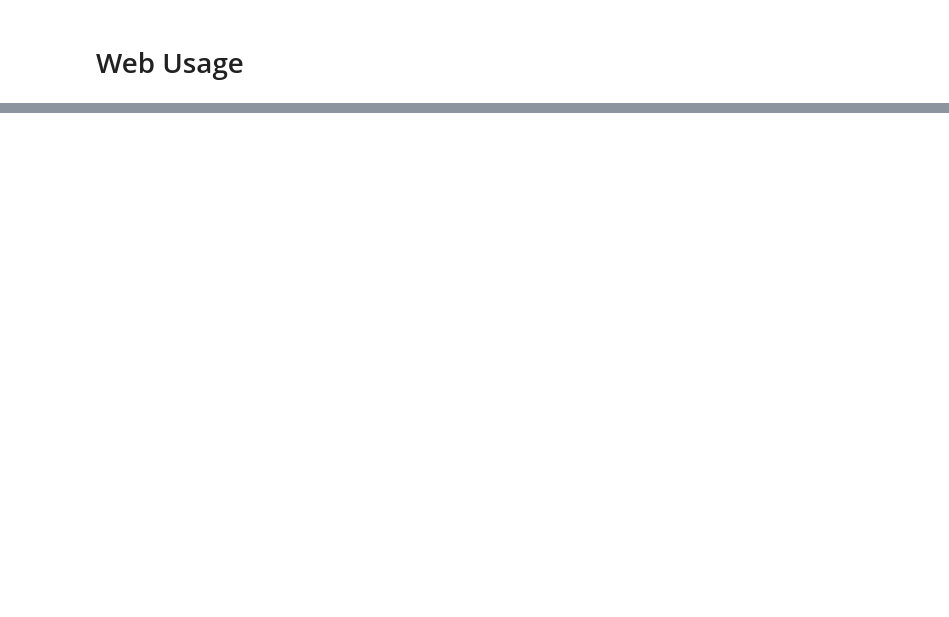
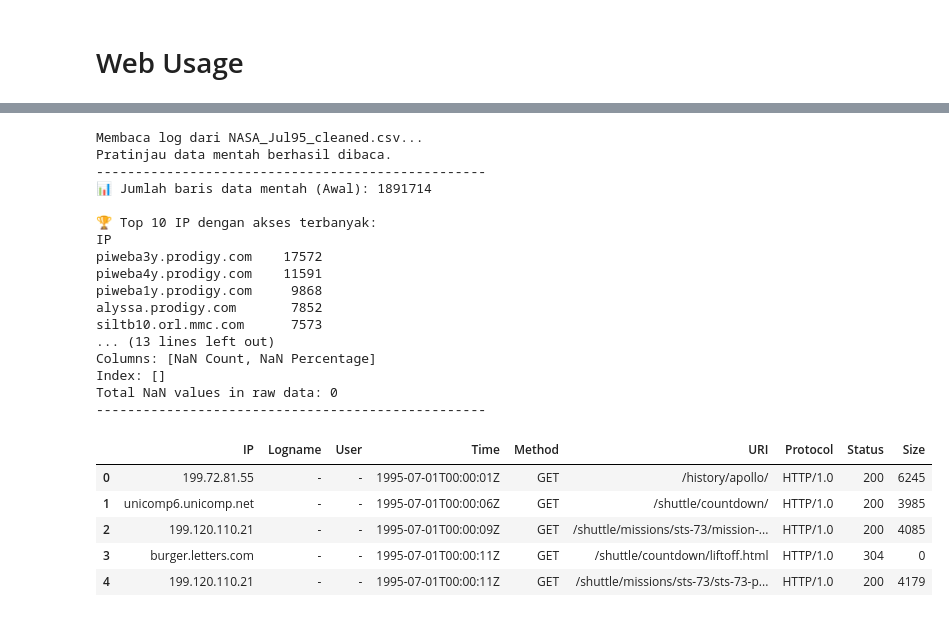
Before and after one commit to UmarMuchtar/PenambanganWeb01, a Jupyter notebook: _sources/Webusage.ipynb, the cells around one changed output, grey strips where cells are left out. Cells and saved outputs as stored; diff of their text form; code cells hidden in the pictures; blank space fills up the shorter version.

```diff
--- a/_sources/Webusage.ipynb
+++ b/_sources/Webusage.ipynb
@@ -189,0 +173,27 @@ Membuat matriks Sesi x Halaman...
+# %%
+df_raw = load_data(log_file_path)
+display(df_raw.head())
+# %% [output]
+Membaca log dari NASA_Jul95_cleaned.csv...
+Pratinjau data mentah berhasil dibaca.
+--------------------------------------------------
+📊 Jumlah baris data mentah (Awal): 1891714
+
+🏆 Top 10 IP dengan akses terbanyak:
+IP
+piweba3y.prodigy.com    17572
+piweba4y.prodigy.com    11591
+piweba1y.prodigy.com     9868
+alyssa.prodigy.com       7852
+siltb10.orl.mmc.com      7573
+... (13 lines left out)
+Columns: [NaN Count, NaN Percentage]
+Index: []
+Total NaN values in raw data: 0
+--------------------------------------------------
+|  | IP | Logname | User | Time | Method | URI | Protocol | Status | Size |
+| 0 | 199.72.81.55 | - | - | 1995-07-01T00:00:01Z | GET | /history/apollo/ | HTTP/1.0 | 200 | 6245 |
+| 1 | unicomp6.unicomp.net | - | - | 1995-07-01T00:00:06Z | GET | /shuttle/countdown/ | HTTP/1.0 | 200 | 3985 |
+| 2 | 199.120.110.21 | - | - | 1995-07-01T00:00:09Z | GET | /shuttle/missions/sts-73/mission-... | HTTP/1.0 | 200 | 4085 |
+| 3 | burger.letters.com | - | - | 1995-07-01T00:00:11Z | GET | /shuttle/countdown/liftoff.html | HTTP/1.0 | 304 | 0 |
+| 4 | 199.120.110.21 | - | - | 1995-07-01T00:00:11Z | GET | /shuttle/missions/sts-73/sts-73-p... | HTTP/1.0 | 200 | 4179 |
```
Also changed, not shown: parts of 13 cells of this notebook, 5 other files.
